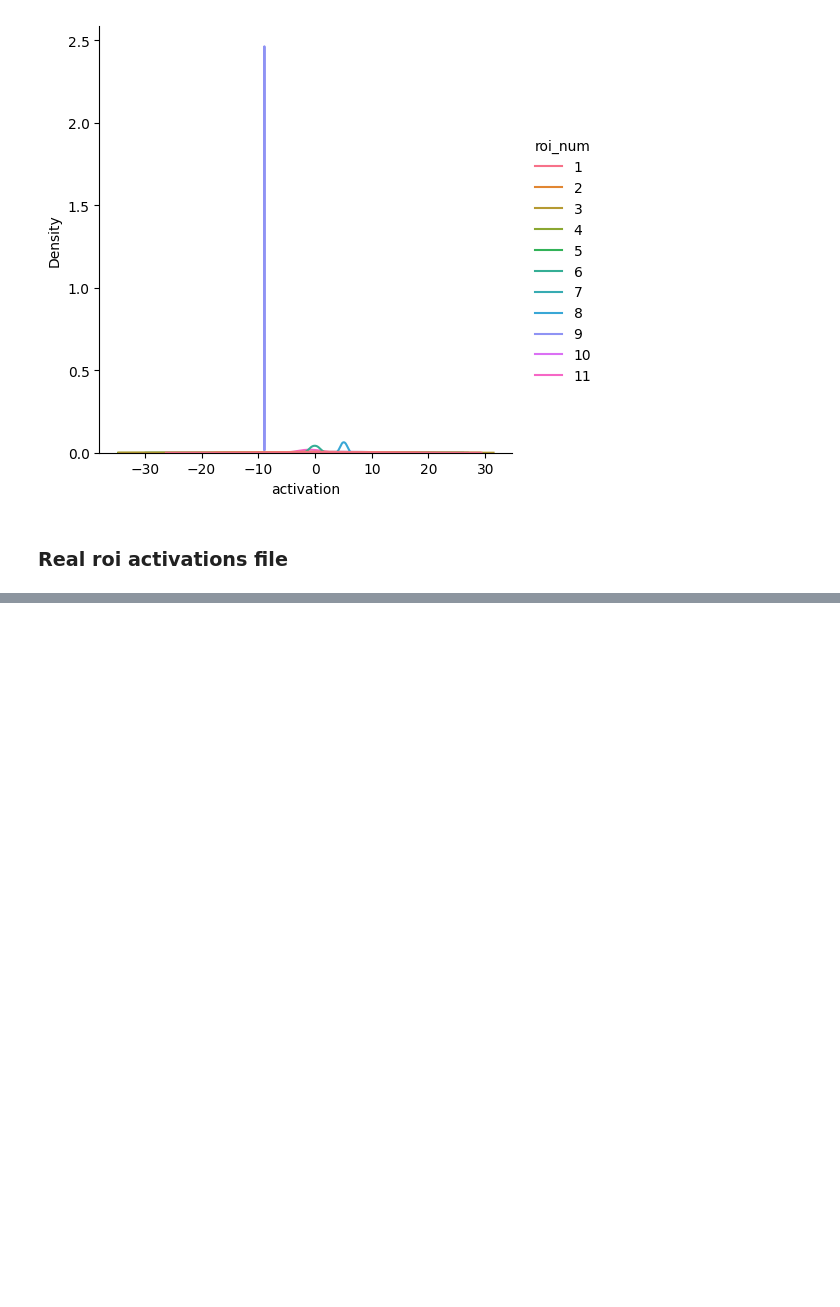
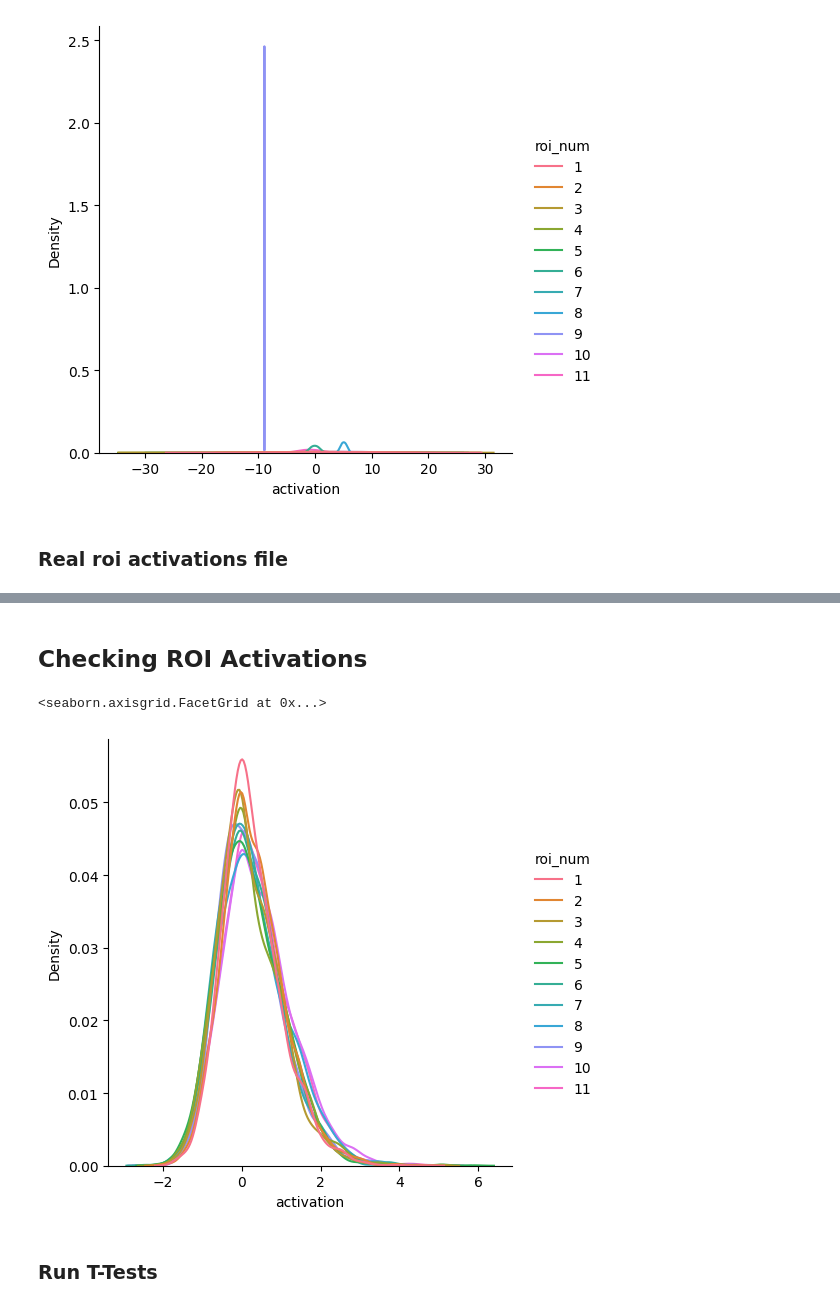
Before and after one commit to cnanlab/fmri-pipelines, a Jupyter notebook: roi/sanity_checks.ipynb, the cells around one changed output, grey strips where cells are left out. Drawn from its saved outputs; the diff is of its cells as text; code cells hidden in the pictures; blank space fills up the shorter version.

Commit message:
adding sanity checks

```diff
--- a/roi/main.ipynb
+++ b/roi/sanity_checks.ipynb
@@ -202,4 +204,9 @@ sns.displot(test_df.astype({"roi_num":"category"}), x="activation", hue="roi_num
 # %% [markdown]
 ### Real roi activations file
 # %%
-roi_activations_df = pd.read_csv("/mnt/storage/daniel/roi-datasink/roi_csv/roi_activations.csv")
+roi_activations_df = pd.read_csv("/mnt/storage/daniel/roi-datasink/roi_csv/_force_run_False_mni_template_..usr..local..fsl..data..standard..MNI152_T1_2mm_brain.nii.gz_nonlinear_False/roi_activations.csv")
+
+# rename 'avg' column to 'activation'
+roi_activations_df.rename(columns={'avg': 'activation'}, inplace=True)
+
+roi_activations_df.head()
@@ -205,0 +222,23 @@ roi_activations_df = pd.read_csv("/mnt/storage/daniel/roi-datasink/roi_csv/roi_a
+# %%
+def add_group_column(roi_activations_df: pd.DataFrame) -> pd.DataFrame:
+    with open("../subjects/pilot_anx_subjects.txt") as f:
+        pilot_anx_subject_ids = f.read().splitlines()
+
+    # with open("../subjects/subject_same_mri.txt") as f:
+    #     lines = f.read().splitlines()
+
+    #     original_50_subject_ids = []
+
+    #     for subject_id in lines:
+    #         if subject_id not in pilot_anx_subject_ids:
+    #             original_50_subject_ids.append(subject_id)
+
+    roi_activations_df['group'] = np.where(roi_activations_df['subject_id'].isin(pilot_anx_subject_ids), 'pilot_anx', 'original_50')
+
+    return roi_activations_df
+
+roi_activations_df = add_group_column(roi_activations_df)
+
+print(roi_activations_df["group"].value_counts())
+
+roi_activations_df.head()
@@ -205,0 +256,9 @@ roi_activations_df = pd.read_csv("/mnt/storage/daniel/roi-datasink/roi_csv/roi_a
+# %% [markdown]
+## Checking ROI Activations
+# %%
+sns.displot(roi_activations_df.astype({"roi_num":"category"}), x="activation", hue="roi_num", kind="kde")
+# %% [output]
+<seaborn.axisgrid.FacetGrid at 0x...>
+[figure, added]
+# %% [markdown]
+### Run T-Tests
```
Also changed, not shown: parts of 12 cells of this notebook.
